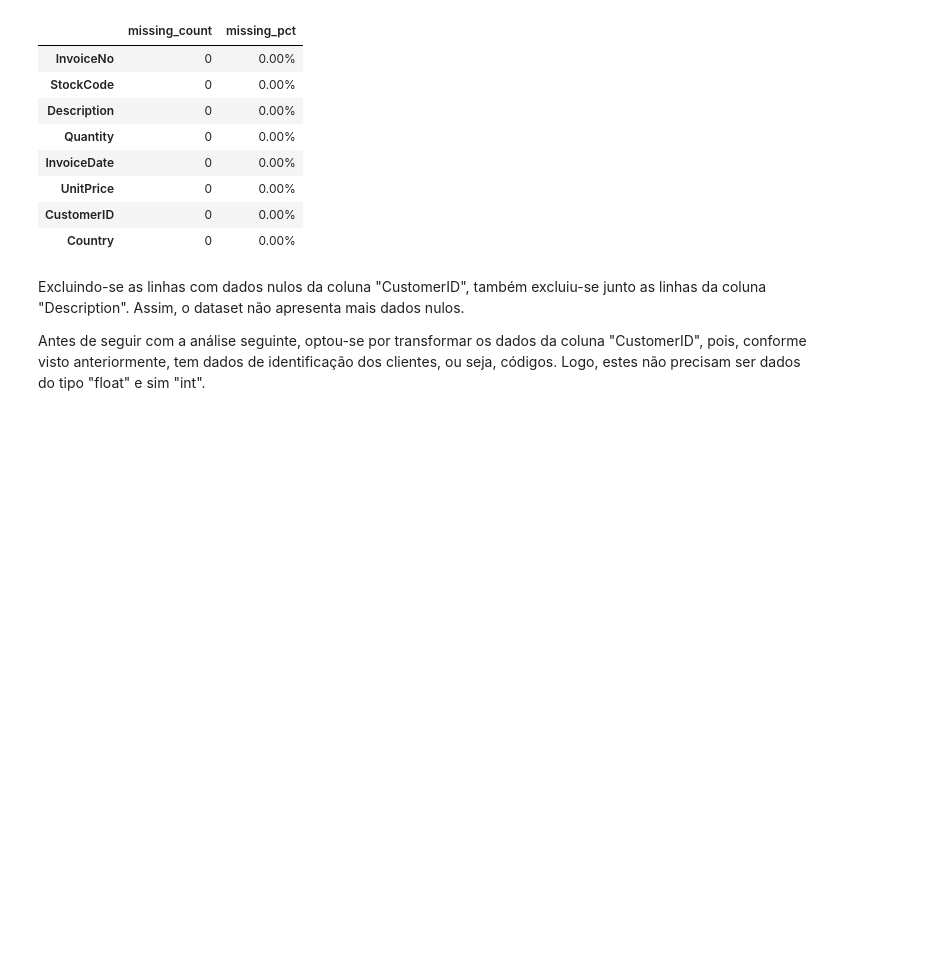
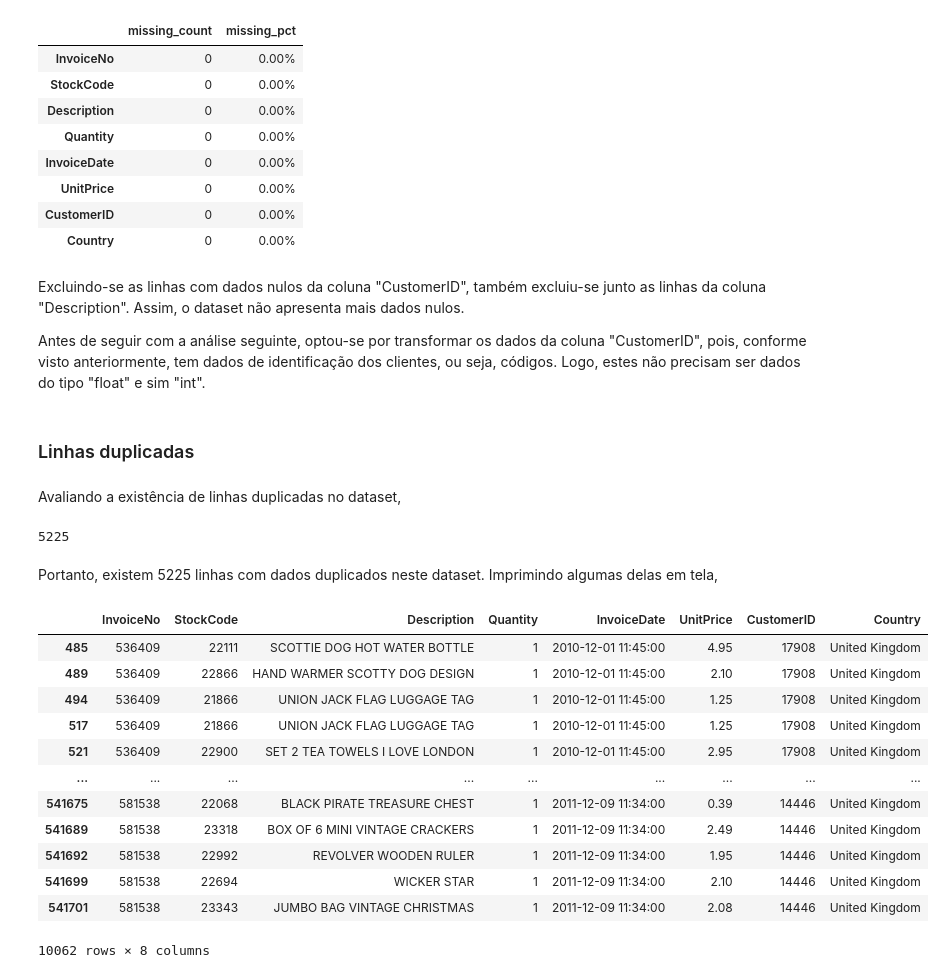
Before and after one commit to rfprates/clustering_rfm_metrics, a Jupyter notebook: clustering_rfm.ipynb, the cells around one changed output. Saved outputs shown, nothing was run; the diff lists cells and outputs as text; code cells hidden in the pictures; blank space fills up the shorter version.

```diff
--- a/clustering_rfm.ipynb
+++ b/clustering_rfm.ipynb
@@ -294,3 +294,30 @@ Excluindo-se as linhas com dados nulos da coluna "CustomerID", também excluiu-s
 Antes de seguir com a análise seguinte, optou-se por transformar os dados da coluna "CustomerID", pois, conforme visto anteriormente, tem dados de identificação dos clientes, ou seja, códigos. Logo, estes não precisam ser dados do tipo "float" e sim "int".
 # %%
 df['CustomerID'] = df['CustomerID'].astype('int')
+# %% [markdown]
+### Linhas duplicadas
+# %% [markdown]
+Avaliando a existência de linhas duplicadas no dataset,
+# %%
+df.duplicated().sum()
+# %% [output]
+5225
+# %% [markdown]
+Portanto, existem 5225 linhas com dados duplicados neste dataset. Imprimindo algumas delas em tela,
+# %%
+df_duplicated = df[df.duplicated(keep = False)]
+df_duplicated
+# %% [output]
+|  | InvoiceNo | StockCode | Description | Quantity | InvoiceDate | UnitPrice | CustomerID | Country |
+| 485 | 536409 | 22111 | SCOTTIE DOG HOT WATER BOTTLE | 1 | 2010-12-01 11:45:00 | 4.95 | 17908 | United Kingdom |
+| 489 | 536409 | 22866 | HAND WARMER SCOTTY DOG DESIGN | 1 | 2010-12-01 11:45:00 | 2.10 | 17908 | United Kingdom |
+| 494 | 536409 | 21866 | UNION JACK FLAG LUGGAGE TAG | 1 | 2010-12-01 11:45:00 | 1.25 | 17908 | United Kingdom |
+| 517 | 536409 | 21866 | UNION JACK FLAG LUGGAGE TAG | 1 | 2010-12-01 11:45:00 | 1.25 | 17908 | United Kingdom |
+| 521 | 536409 | 22900 | SET 2 TEA TOWELS I LOVE LONDON | 1 | 2010-12-01 11:45:00 | 2.95 | 17908 | United Kingdom |
+| ... | ... | ... | ... | ... | ... | ... | ... | ... |
+| 541675 | 581538 | 22068 | BLACK PIRATE TREASURE CHEST | 1 | 2011-12-09 11:34:00 | 0.39 | 14446 | United Kingdom |
+| 541689 | 581538 | 23318 | BOX OF 6 MINI VINTAGE CRACKERS | 1 | 2011-12-09 11:34:00 | 2.49 | 14446 | United Kingdom |
+| 541692 | 581538 | 22992 | REVOLVER WOODEN RULER | 1 | 2011-12-09 11:34:00 | 1.95 | 14446 | United Kingdom |
+| 541699 | 581538 | 22694 | WICKER STAR | 1 | 2011-12-09 11:34:00 | 2.10 | 14446 | United Kingdom |
+| 541701 | 581538 | 23343 | JUMBO BAG VINTAGE CHRISTMAS | 1 | 2011-12-09 11:34:00 | 2.08 | 14446 | United Kingdom |
+10062 rows × 8 columns
```
Also changed, not shown: parts of 5 cells of this notebook.
